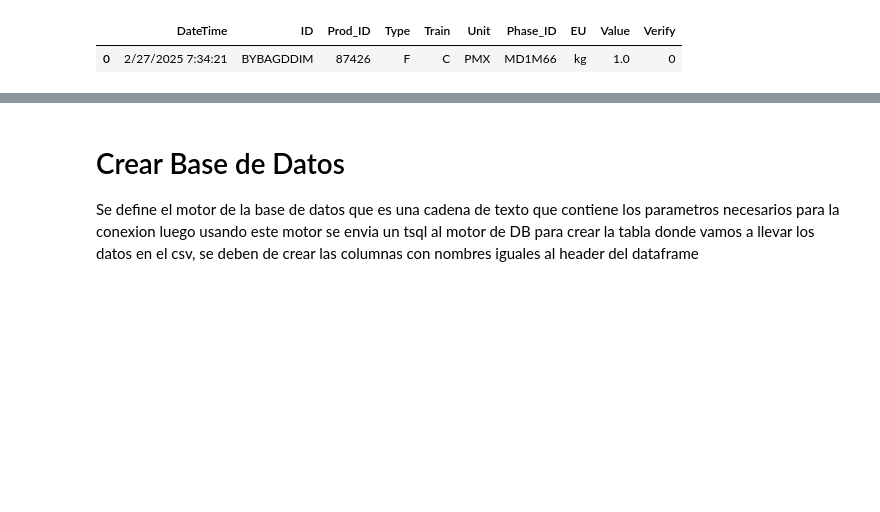
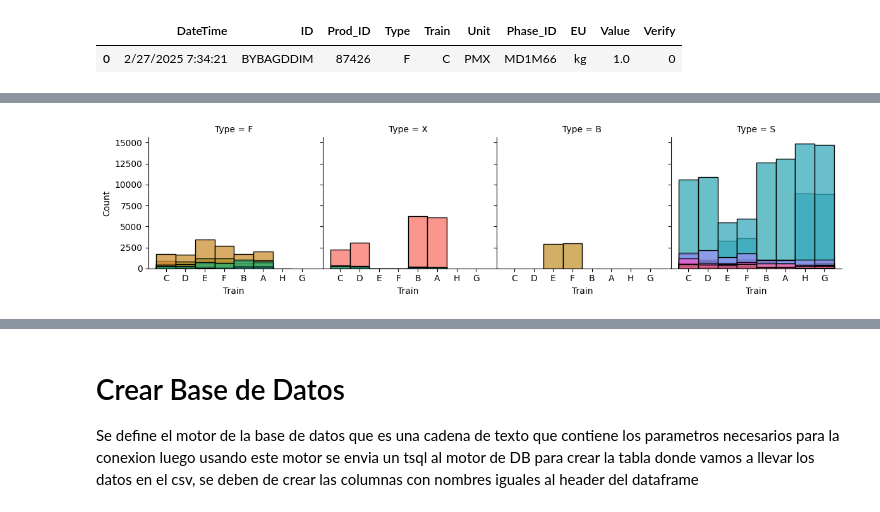
Before and after one commit to ygalves/ETL_project, a Jupyter notebook: ETLprj_extract.ipynb, the cells around one changed output, grey strips where cells are left out. Cells and saved outputs as stored; diff of their text form; code cells hidden in the pictures; blank space fills up the shorter version.

```diff
--- a/ETLprj_extract.ipynb
+++ b/ETLprj_extract.ipynb
@@ -165,3 +165,16 @@ Data columns (total 10 columns):
 dtypes: float64(1), int64(1), object(8)
 memory usage: 18.0+ MB
 None
+# %%
+import seaborn as sns
+from traitlets.traitlets import Long
+import matplotlib.pyplot as plt
+
+# Showing Quantity Product type made by train
+g = sns.FacetGrid(csv, col="Type",  hue="Prod_ID", margin_titles=True, height = 3)
+g.map(sns.histplot, "Train")
+g.figure.subplots_adjust(wspace=.02, hspace=.02)
+# Show plot
+plt.show()
+# %% [output]
+[figure, added]
```
Also changed, not shown: parts of 16 cells of this notebook, 3 other files.
